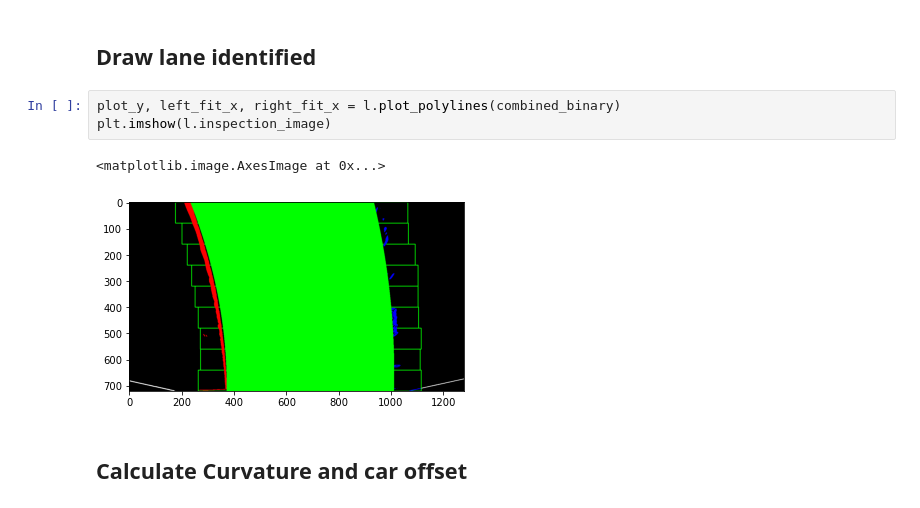
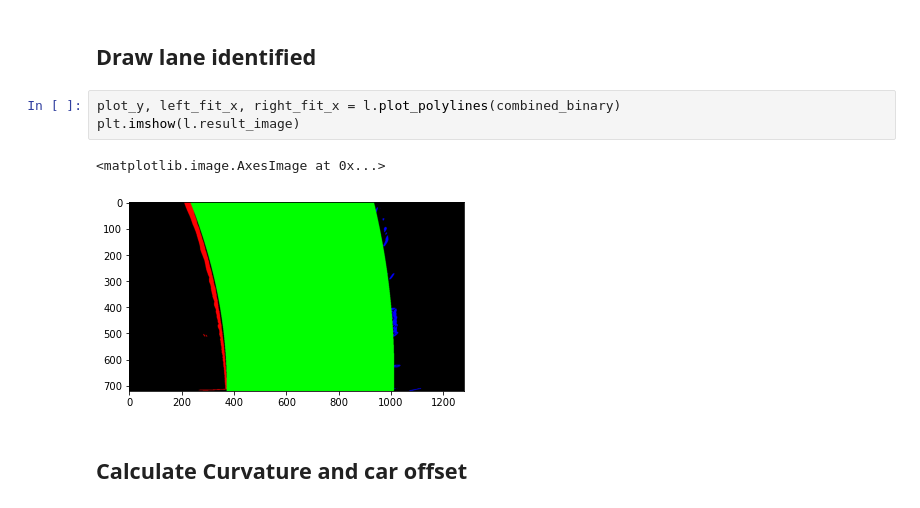
Before and after one commit to hurtadosanti/AdvancedLaneDetection, a Jupyter notebook: Pipeline.ipynb, the cells around one changed output. Cells and saved outputs as stored; diff of their text form.

```diff
--- a/Pipeline.ipynb
+++ b/Pipeline.ipynb
@@ -70,10 +70,10 @@ plt.imshow(l.inspection_image)
 ## Draw lane identified
 # %%
 plot_y, left_fit_x, right_fit_x = l.plot_polylines(combined_binary)
-plt.imshow(l.inspection_image)
+plt.imshow(l.result_image)
 # %% [output]
 <matplotlib.image.AxesImage at 0x...>
-[figure, old version]
+[figure, new version]
 # %% [markdown]
 ## Calculate Curvature and car offset
 # %%
```
Also changed, not shown: parts of 3 cells of this notebook, 4 other files.
